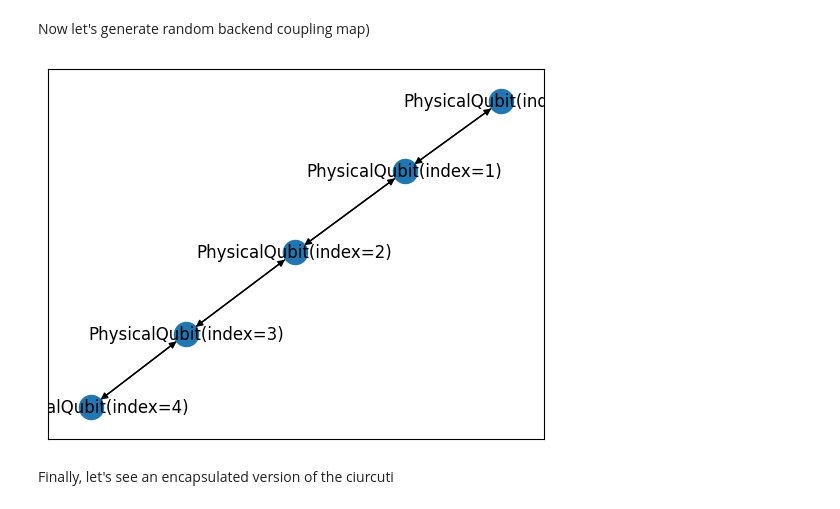
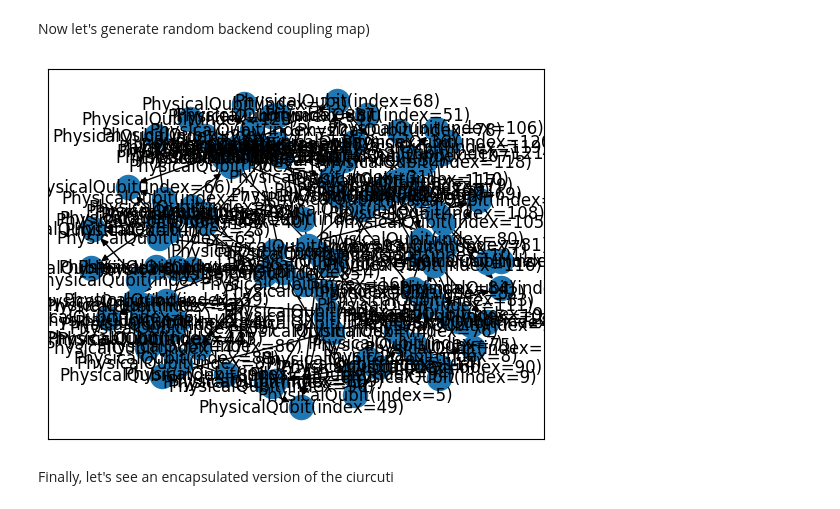
Before and after one commit to strategy155/quariadne, a Jupyter notebook: notebook/LP.ipynb, the cells around one changed output. Saved outputs shown, nothing was run; the diff lists cells and outputs as text; code cells hidden in the pictures.

```diff
--- a/notebook/LP.ipynb
+++ b/notebook/LP.ipynb
@@ -33,21 +33,21 @@ Now let's generate random backend coupling map)
 # %%
 import qiskit_ibm_runtime.fake_provider
 import networkx as nx
 
-manila_backend = qiskit_ibm_runtime.fake_provider.FakeManilaV2()
+manila_backend = qiskit_ibm_runtime.fake_provider.FakeBrisbane()
 coupling_graph = manila_backend.coupling_map.graph
 coupling_graph_nx = nx.DiGraph()
 
 coupling_map_qubits = manila_backend.coupling_map.physical_qubits
 physical_qubits = tuple(quariadne.circuit.PhysicalQubit(coupling_map_qubit) for coupling_map_qubit in coupling_map_qubits)
 coupling_map_edgelist = manila_backend.coupling_map.graph.edge_list()
 physical_qubits_connections = tuple((quariadne.circuit.PhysicalQubit(coupling_map_from), quariadne.circuit.PhysicalQubit(coupling_map_to)) for coupling_map_from, coupling_map_to in coupling_map_edgelist)
 physical_qubits, physical_qubits_connections
 coupling_graph_nx.add_nodes_from(physical_qubits)
 coupling_graph_nx.add_edges_from(physical_qubits_connections)
 nx.draw_networkx(coupling_graph_nx)
 # %% [output]
-[figure, old version]
+[figure, new version]
 # %% [markdown]
 Finally, let's see an encapsulated version of the ciurcuti
 # %%
```
Also changed, not shown: parts of 19 cells of this notebook, 3 other files.
